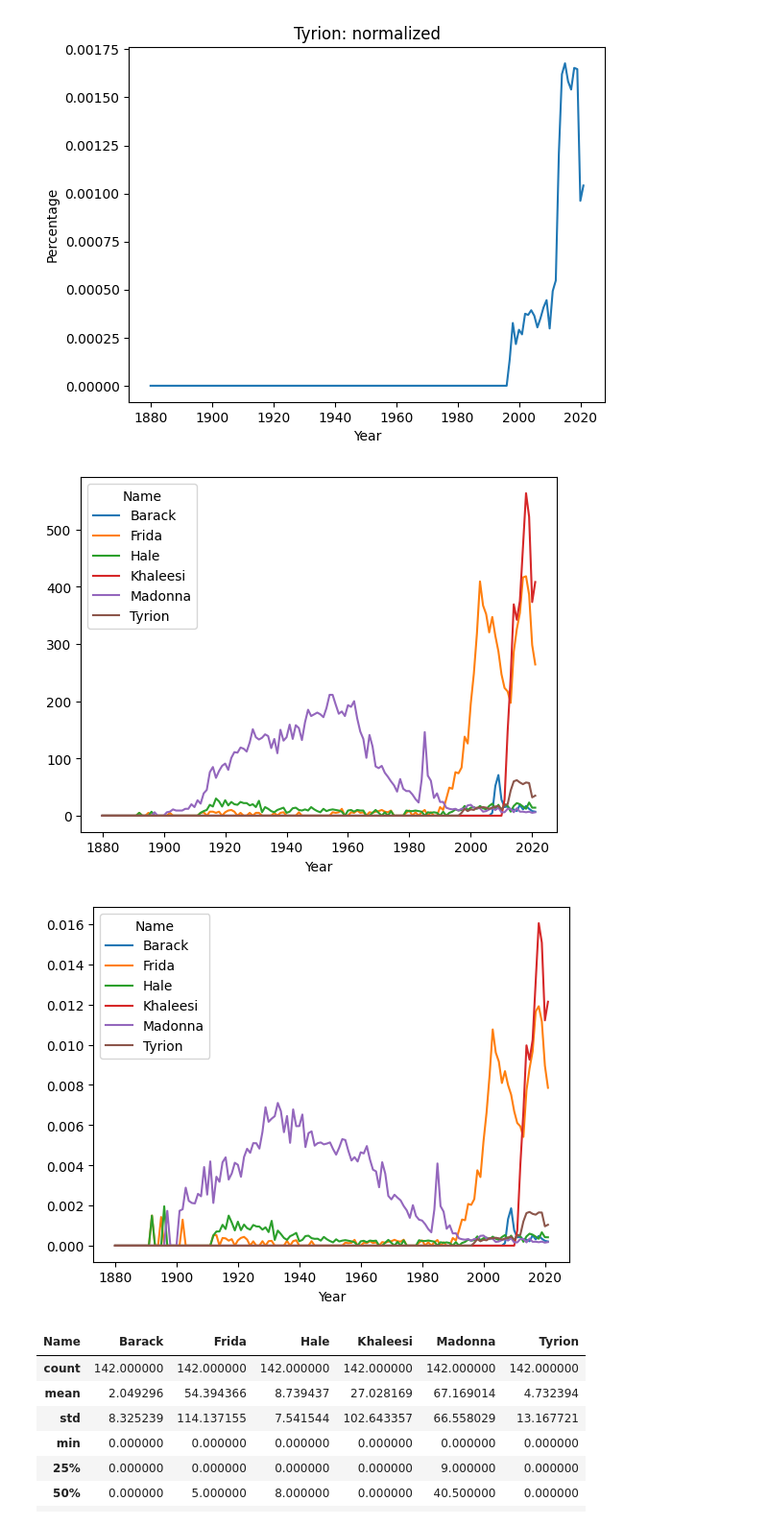
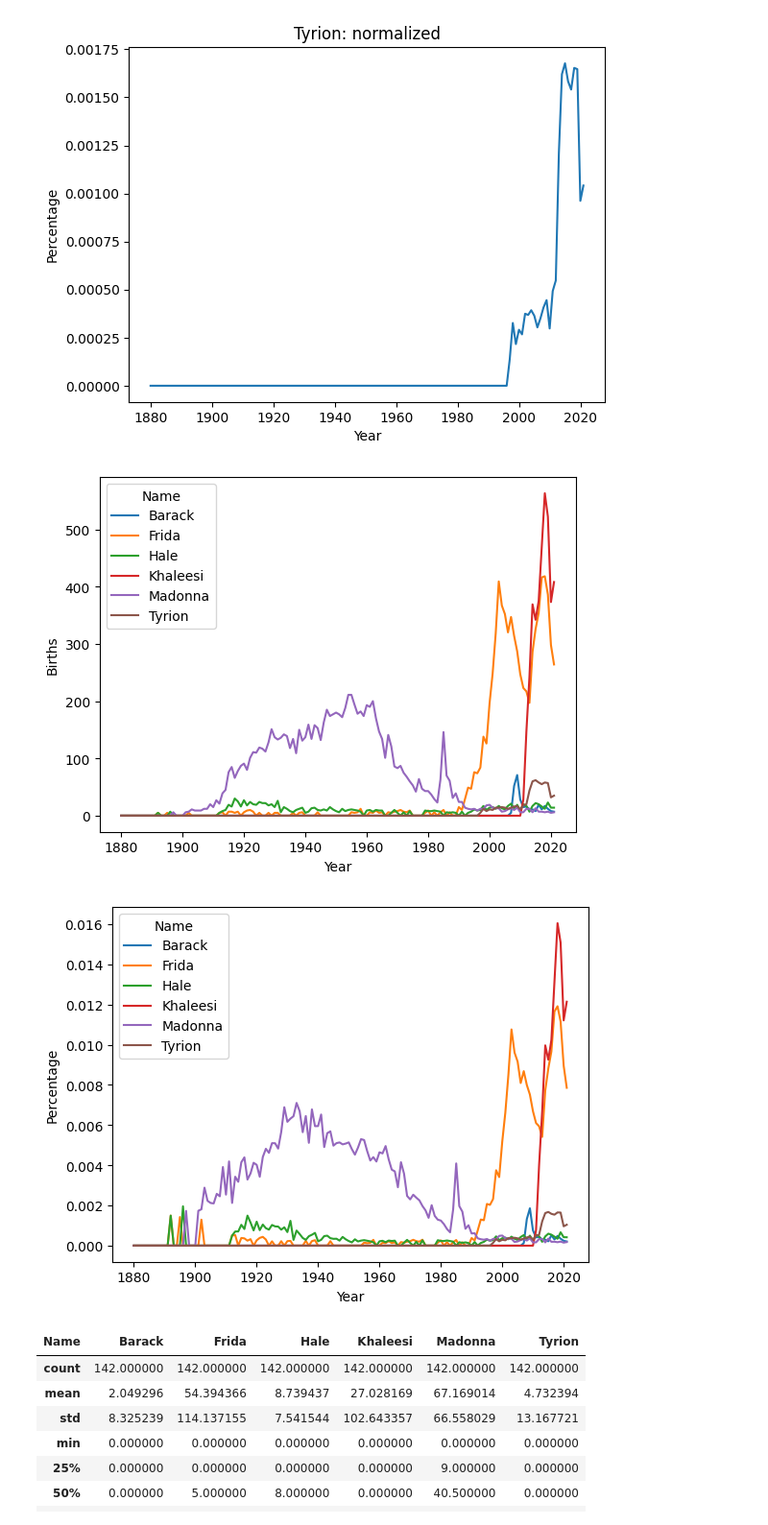
Before and after one commit to bahyali/code-ds-baby-names, a Jupyter notebook: baby_timelines.ipynb, the cells around one changed output. Shown at 96% size. Saved outputs shown, nothing was run; the diff lists cells and outputs as text; code cells hidden in the pictures.

```diff
--- a/baby_timelines.ipynb
+++ b/baby_timelines.ipynb
@@ -183,16 +183,16 @@ for name in names_to_plot:
 # %%
 count_pivot = name_groups.pivot_table(
     index="Year", columns='Name', values='Count')
-count_pivot.plot()
+count_pivot.plot(ylabel="Births")
 plt.show()
 # %% [output]
-[figure, old version]
+[figure, new version]
 # %%
 perc_pivot = name_groups.pivot_table(index="Year", columns='Name', values='Percentage')
-perc_pivot.plot()
+perc_pivot.plot(ylabel="Percentage")
 plt.show()
 # %% [output]
-[figure, old version]
+[figure, new version]
 # %%
 count_pivot.describe()
 # %% [output]
```
